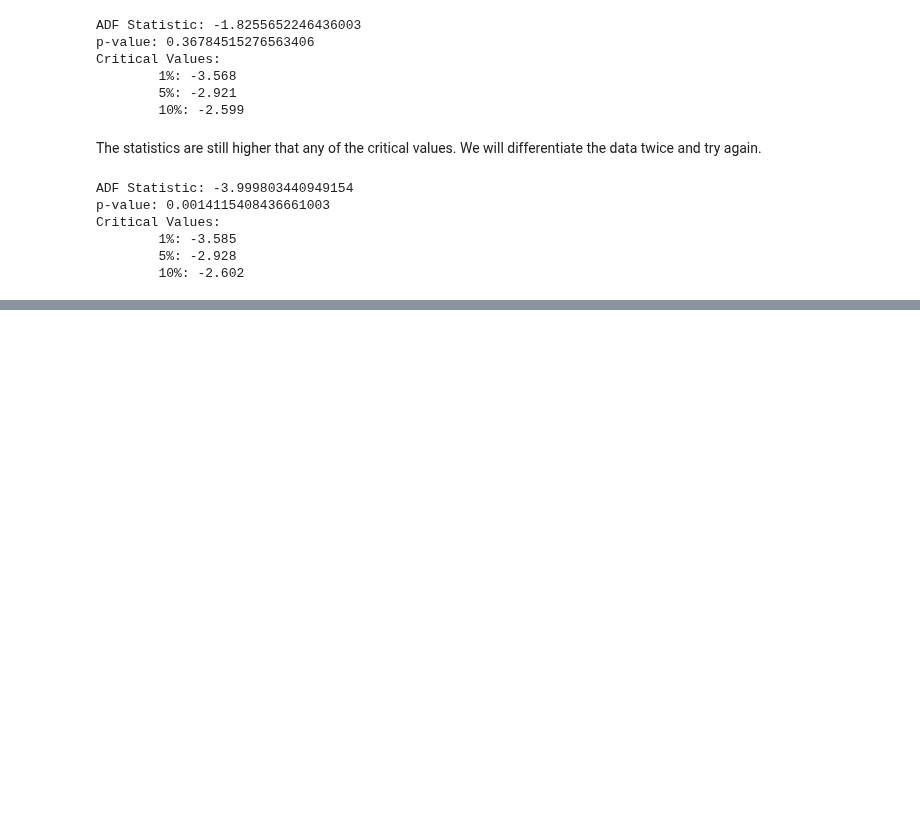
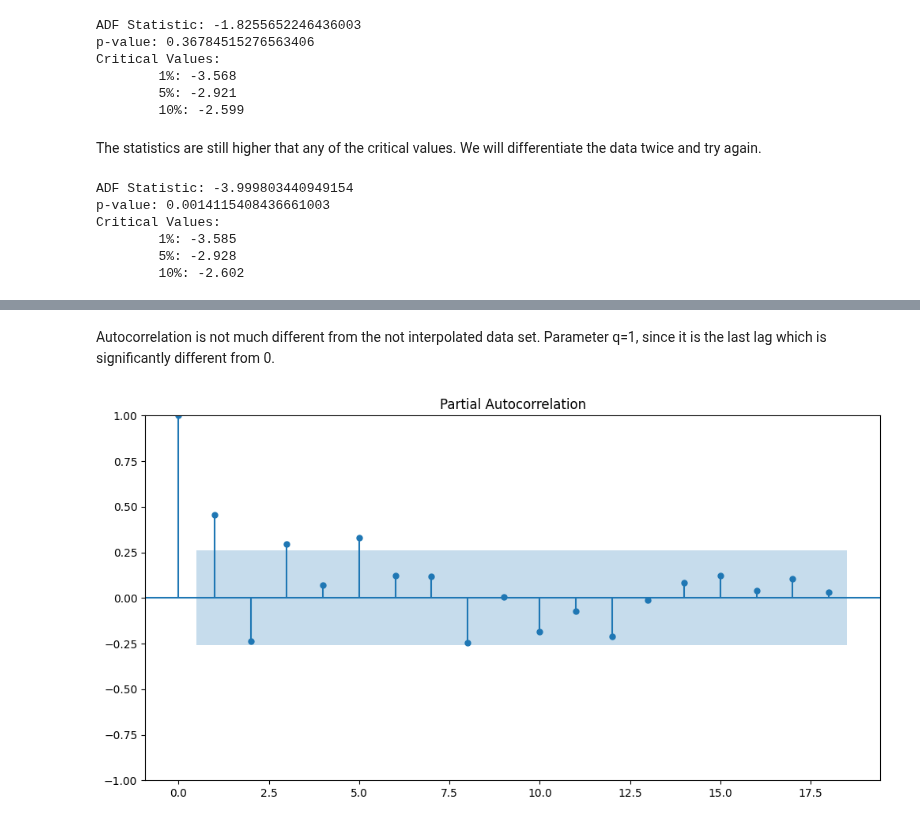
Before and after one commit to helios12/DataScienceProjects, a Jupyter notebook: tasks/task-10/Task-10-MATH-ML-13.Time_series.ipynb, the cells around one changed output, grey strips where cells are left out. Cells and saved outputs as stored; diff of their text form; code cells hidden in the pictures; blank space fills up the shorter version.

```diff
--- a/tasks/task-10/Task-10-MATH-ML-13.Time_series.ipynb
+++ b/tasks/task-10/Task-10-MATH-ML-13.Time_series.ipynb
@@ -404,0 +445,7 @@ Critical Values:
+# %% [markdown]
+Autocorrelation is not much different from the not interpolated data set. Parameter q=1, since it is the last lag which is significantly different from 0.
+# %%
+plot_pacf(data_train.diff(2).dropna())
+plt.show()
+# %% [output]
+[figure, added]
```
Also changed, not shown: parts of 15 cells of this notebook.
